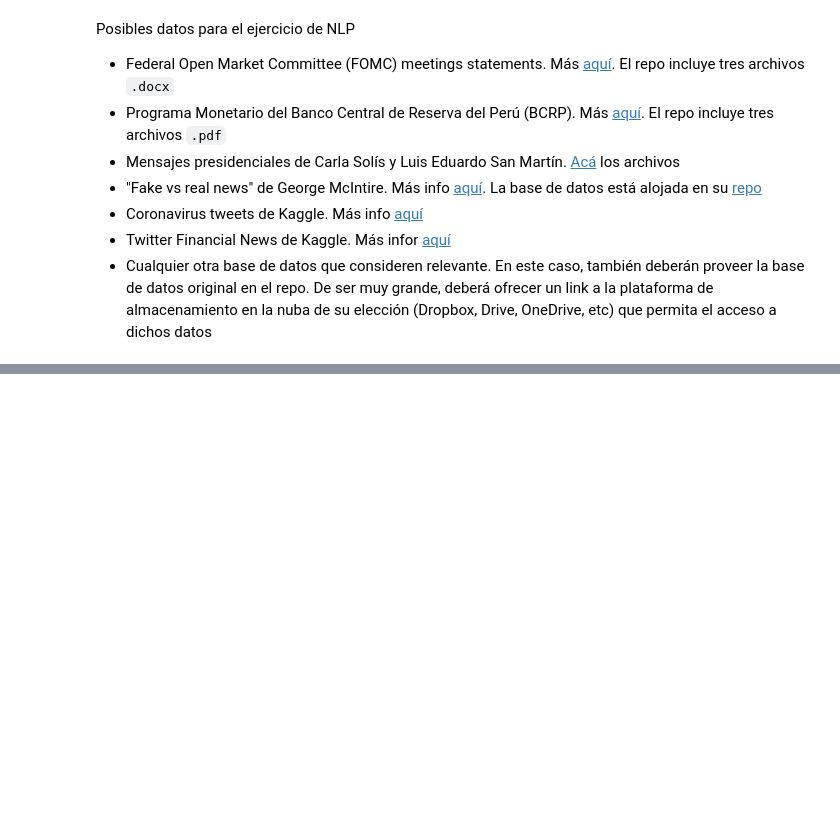
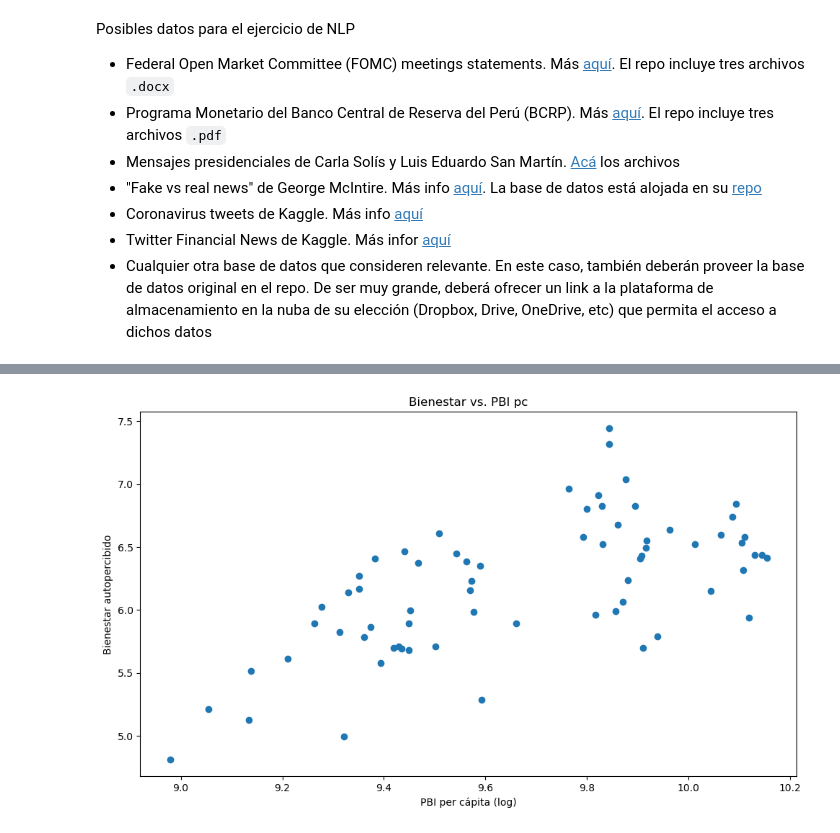
Before and after one commit to raviro2000/proyecto-final-rafael-vilca_piero-fernandez-davila, a Jupyter notebook: proyecto_final_plantilla.ipynb, the cells around one changed output, grey strips where cells are left out. Cells and saved outputs as stored; diff of their text form; code cells hidden in the pictures; blank space fills up the shorter version.

```diff
--- a/proyecto_final_plantilla.ipynb
+++ b/proyecto_final_plantilla.ipynb
@@ -58,0 +175,11 @@ Posibles datos para el ejercicio de NLP
+# %%
+# Gráfico de dispersión para Life Ladder y PBI per capitaCorrupción vs. Esperanza de Vida
+plt.figure(figsize=(10, 6))
+plt.scatter(felicidad_pacifico['Log GDP per capita'], felicidad_pacifico['Life Ladder'])
+plt.xlabel('PBI per cápita (log)')
+plt.ylabel('Bienestar autopercibido')
+plt.title('Bienestar vs. PBI pc')
+plt.tight_layout()
+plt.show()
+# %% [output]
+[figure, added]
```
Also changed, not shown: parts of 13 cells of this notebook.
